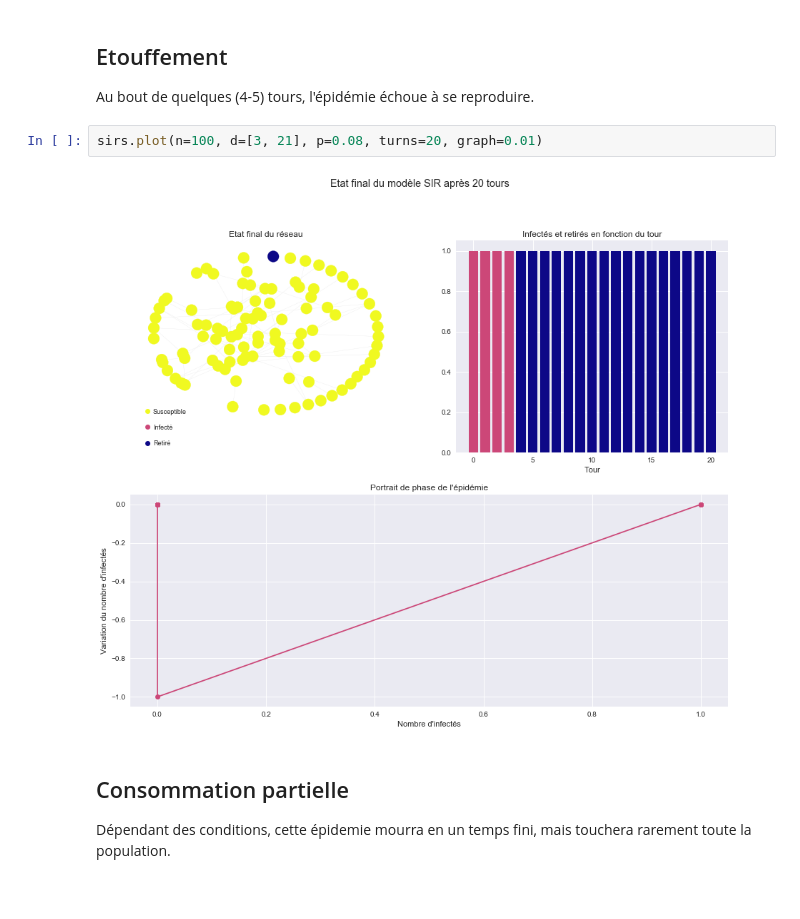
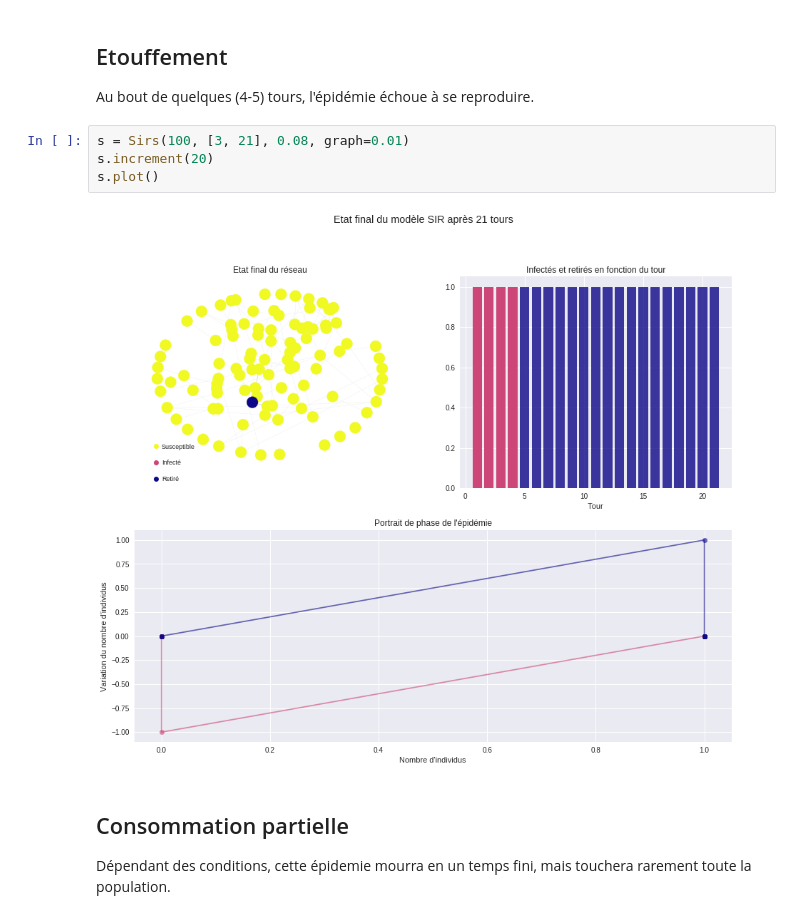
Before and after one commit to farid-fari/epidemics, a Jupyter notebook: epidemics/Exemples.ipynb, the cells around one changed output. Cells and saved outputs as stored; diff of their text form.

```diff
--- a/epidemics/Exemples.ipynb
+++ b/epidemics/Exemples.ipynb
@@ -17,9 +16,11 @@ sirs.plot(n=100, d=[3, 21], p=0.1, turns=20)
 ## Etouffement
 Au bout de quelques (4-5) tours, l'épidémie échoue à se reproduire.
 # %%
-sirs.plot(n=100, d=[3, 21], p=0.08, turns=20, graph=0.01)
+s = Sirs(100, [3, 21], 0.08, graph=0.01)
+s.increment(20)
+s.plot()
 # %% [output]
-[figure, old version]
+[figure, new version]
 # %% [markdown]
 ## Consommation partielle
 Dépendant des conditions, cette épidemie mourra en un temps fini, mais touchera rarement toute la population.
```
Also changed, not shown: parts of 20 cells of this notebook.
